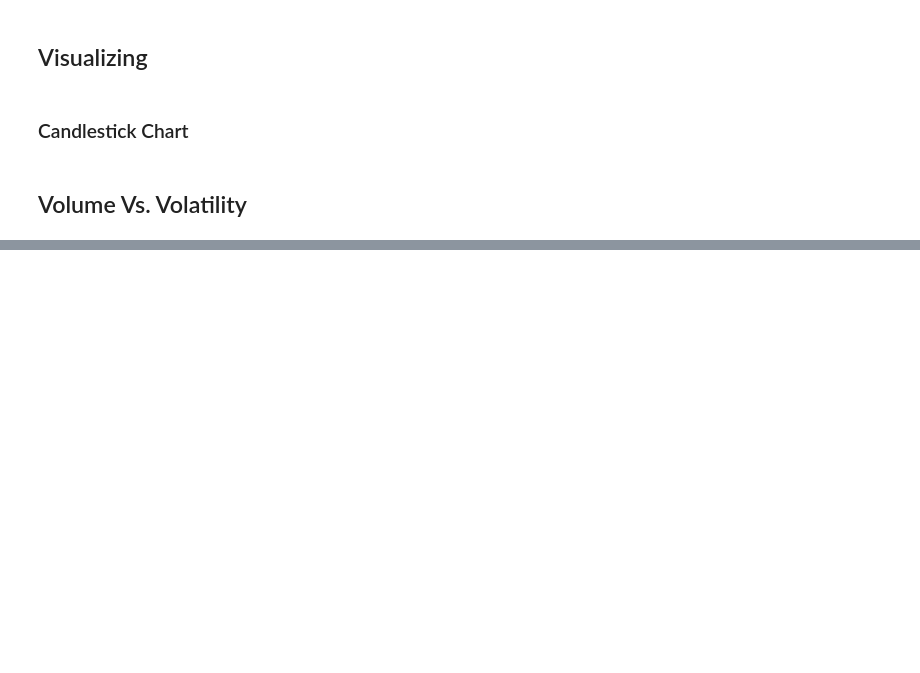
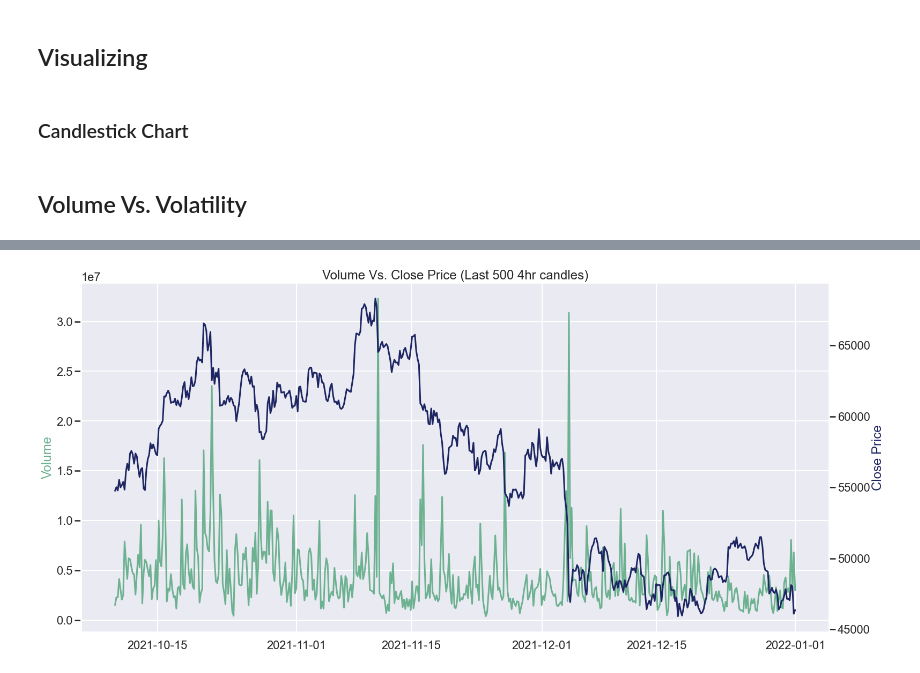
Before and after one commit to isaacjeffersonlee/icl-blockchain-group-shared, a Jupyter notebook: Notebooks/btc_volatility_volume/btc_volatility_volume.ipynb, the cells around one changed output, grey strips where cells are left out. Cells and saved outputs as stored; diff of their text form; code cells hidden in the pictures; blank space fills up the shorter version.

```diff
--- a/Notebooks/btc_volatility_volume/btc_volatility_volume.ipynb
+++ b/Notebooks/btc_volatility_volume/btc_volatility_volume.ipynb
@@ -140,0 +137,19 @@ Timestamp('2021-11-20 11:00:00')
+# %%
+fig, ax1 = plt.subplots() # initializes figure and plots
+
+ax2 = ax1.twinx()
+sns.lineplot(data=df, x='dateTime', y='volume', ax=ax1, color=my_colors[0])
+sns.lineplot(data=df, x='dateTime', y='close', ax=ax2, color=my_colors[1])
+
+ax1.set_xlabel('')
+ax1.set_ylabel('Volume', color=my_colors[0])
+# ax1.set_xlim([df.dateTime.iloc[0], df.dateTime.iloc[-1]])
+# ax2.set_xlim([df.dateTime.iloc[0], df.dateTime.iloc[-1]])
+ax2.set_ylabel('Close Price', color=my_colors[1])
+ax2.grid(False)
+plt.title(f"Volume Vs. Close Price (Last {num_candles} 4hr candles)")
+
+plt.savefig(f'USDT_BTC_volume_vs_close_last_{num_candles}_candles.png')
+plt.show()
+# %% [output]
+[figure, added]
```
Also changed, not shown: parts of 5 cells of this notebook, 6 other files.
